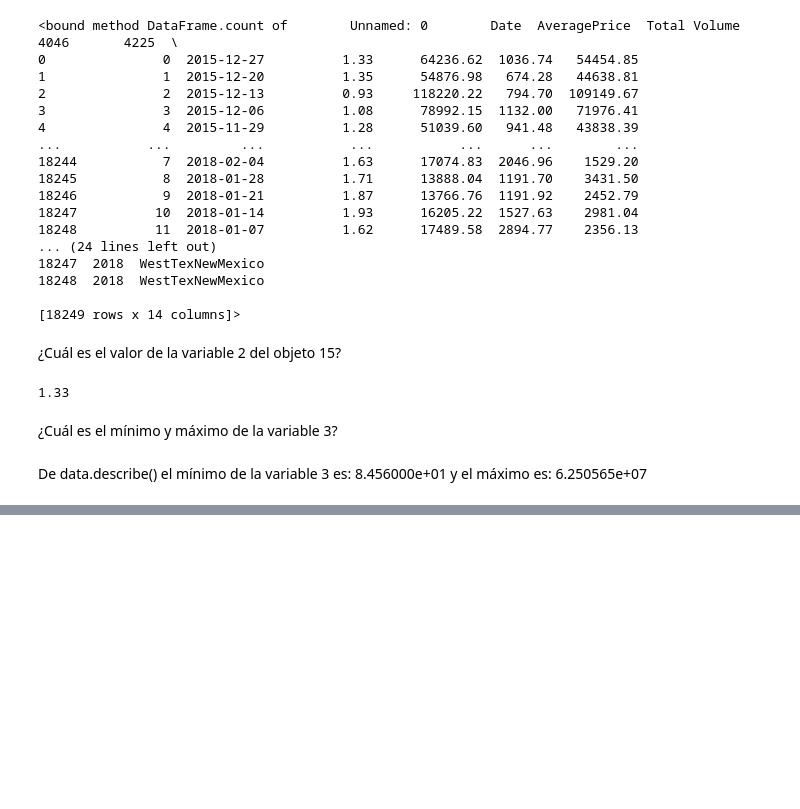
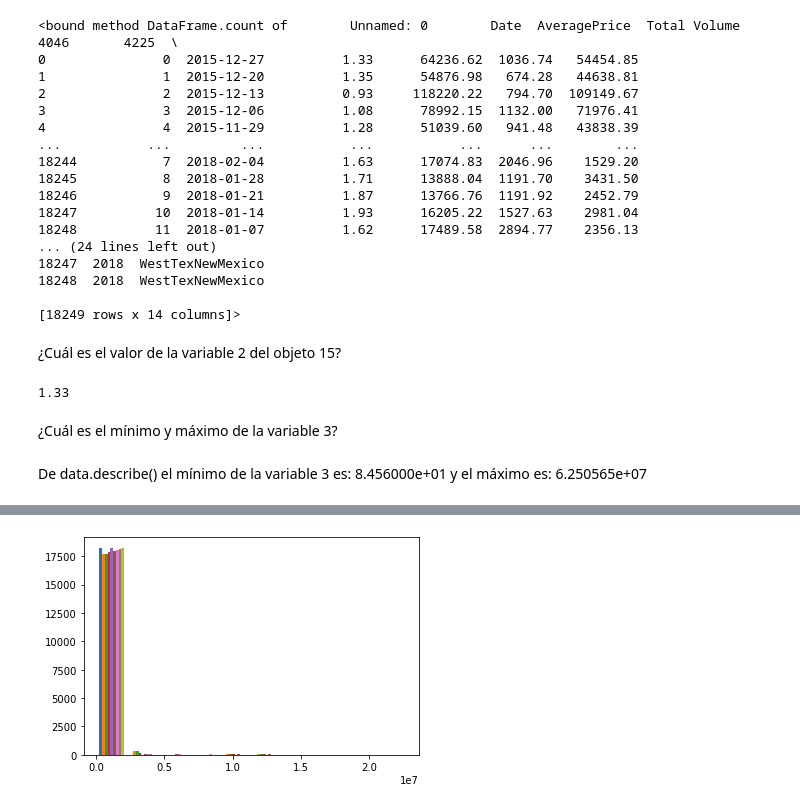
Before and after one commit to SantiG2233/RetoAnalitica, a Jupyter notebook: Pandas.ipynb, the cells around one changed output, grey strips where cells are left out. Saved outputs shown, nothing was run; the diff lists cells and outputs as text; code cells hidden in the pictures; blank space fills up the shorter version.

```diff
--- a/Pandas.ipynb
+++ b/Pandas.ipynb
@@ -111,0 +128,5 @@ AttributeError: 'DataFrame' object has no attribute 'desbribe'
+# %%
+plt.hist(tdata)
+plt.show()
+# %% [output]
+[figure, added]
```
Also changed, not shown: parts of 5 cells of this notebook, 1 other file.
